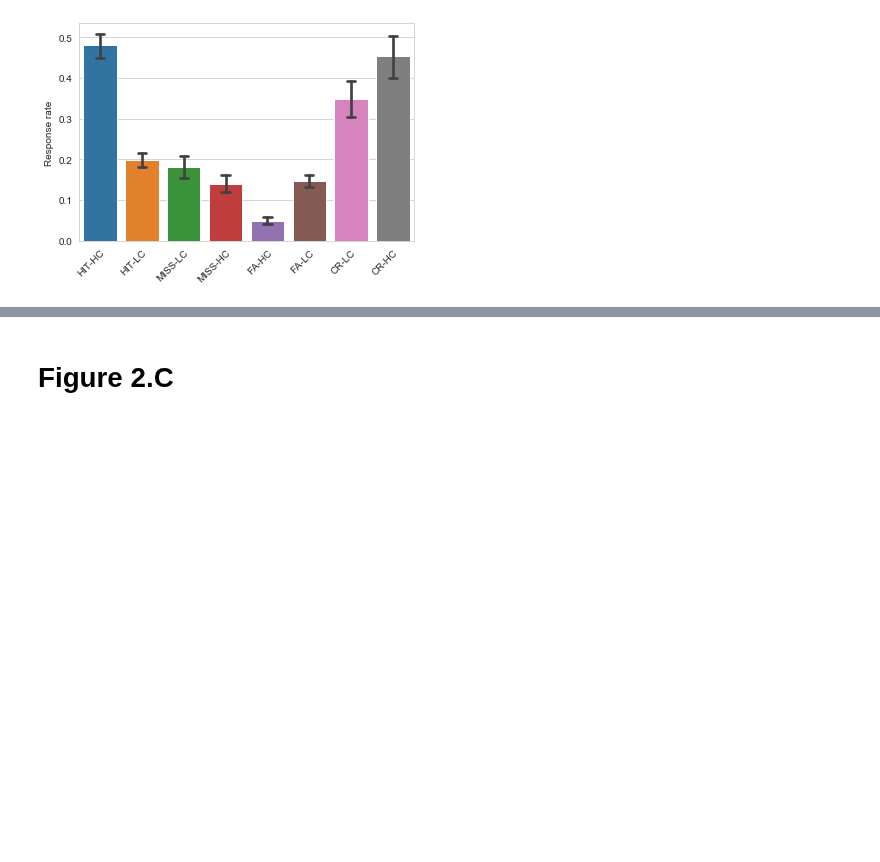
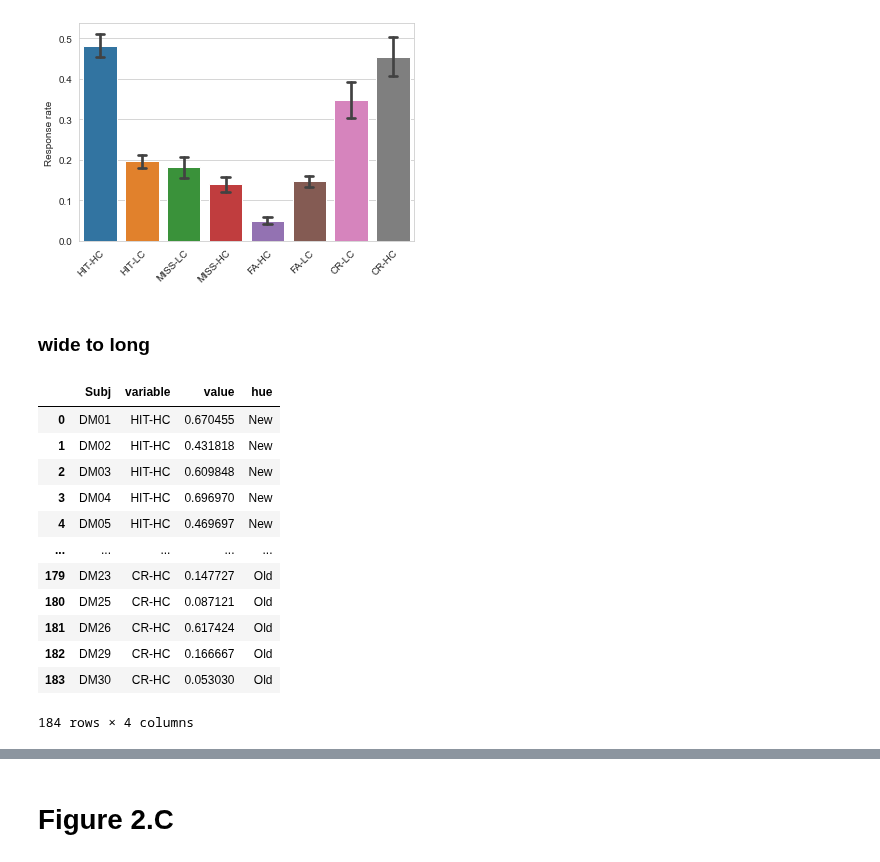
Before and after one commit to psb629/labs, a Jupyter notebook: DM/plot.ipynb, the cells around one changed output, grey strips where cells are left out. Saved outputs shown, nothing was run; the diff lists cells and outputs as text; code cells hidden in the pictures; blank space fills up the shorter version.

```diff
--- a/DM/plot.ipynb
+++ b/DM/plot.ipynb
@@ -179,3 +179,23 @@ ax.set_ylabel('Response rate')
 # %% [output]
 Text(0, 0.5, 'Response rate')
 [figure]
+# %% [markdown]
+### wide to long
+# %%
+temp = dg.reset_index().melt(id_vars='Subj' ,value_vars=dg.columns)
+temp['hue'] = ['New' if (var[0] == 'H')|((var[0] == 'M')) else 'Old' for var in temp['variable']]
+temp
+# %% [output]
+|  | Subj | variable | value | hue |
+| 0 | DM01 | HIT-HC | 0.670455 | New |
+| 1 | DM02 | HIT-HC | 0.431818 | New |
+| 2 | DM03 | HIT-HC | 0.609848 | New |
+| 3 | DM04 | HIT-HC | 0.696970 | New |
+| 4 | DM05 | HIT-HC | 0.469697 | New |
+| ... | ... | ... | ... | ... |
+| 179 | DM23 | CR-HC | 0.147727 | Old |
+| 180 | DM25 | CR-HC | 0.087121 | Old |
+| 181 | DM26 | CR-HC | 0.617424 | Old |
+| 182 | DM29 | CR-HC | 0.166667 | Old |
+| 183 | DM30 | CR-HC | 0.053030 | Old |
+184 rows × 4 columns
```
Also changed, not shown: parts of 3 cells of this notebook.
